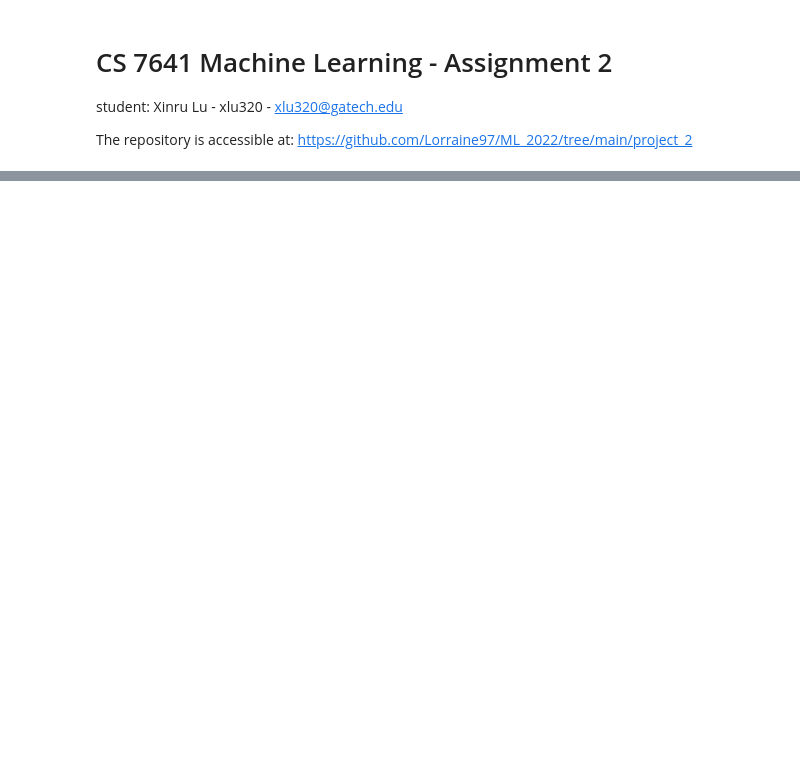
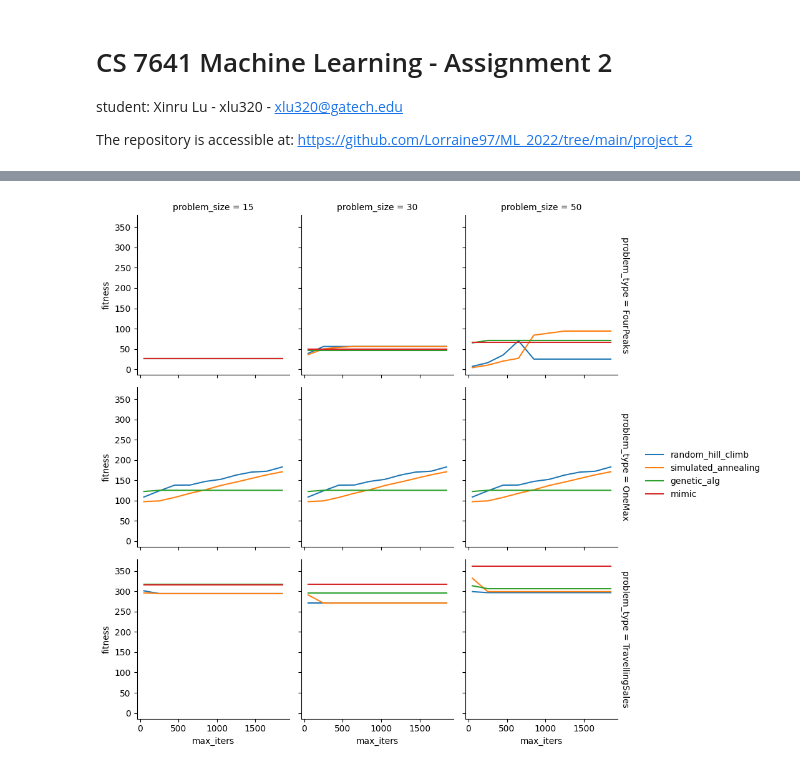
Before and after one commit to Lorraine97/ML_2022, a Jupyter notebook: project_2/assignment_2.ipynb, the cells around one changed output, grey strips where cells are left out. Saved outputs shown, nothing was run; the diff lists cells and outputs as text; code cells hidden in the pictures; blank space fills up the shorter version.

```diff
--- a/project_2/assignment_2.ipynb
+++ b/project_2/assignment_2.ipynb
@@ -61,0 +90,9 @@ For ONE data set:
+# %%
+result_df = pd.DataFrame(results, columns=["max_iters", "problem_size", "algorithm", "problem_type", "fitness", "processing_time"])
+result_df.to_csv('4_algo_results.csv')
+sea = sns.FacetGrid(result_df, row = "problem_type", col = "problem_size", margin_titles = True)
+sea.map_dataframe(sns.lineplot, x="max_iters", y="fitness", hue="algorithm")
+sea.add_legend()
+plt.savefig('fitness.png')
+# %% [output]
+[figure, added]
```
Also changed, not shown: parts of 23 cells of this notebook, 10 other files.
